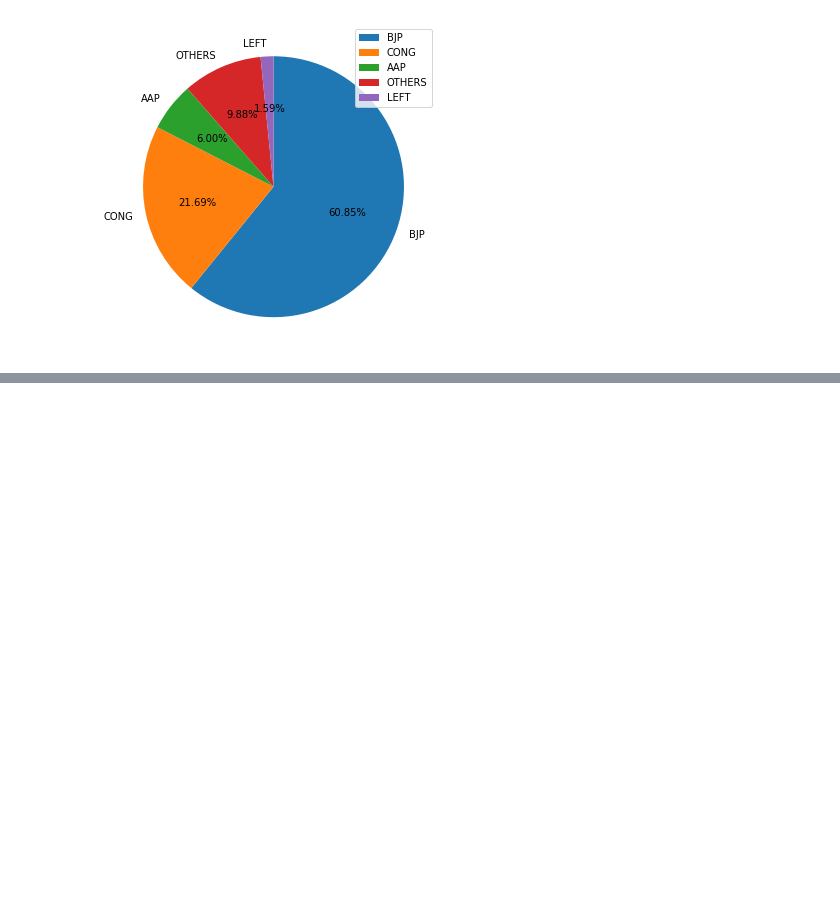
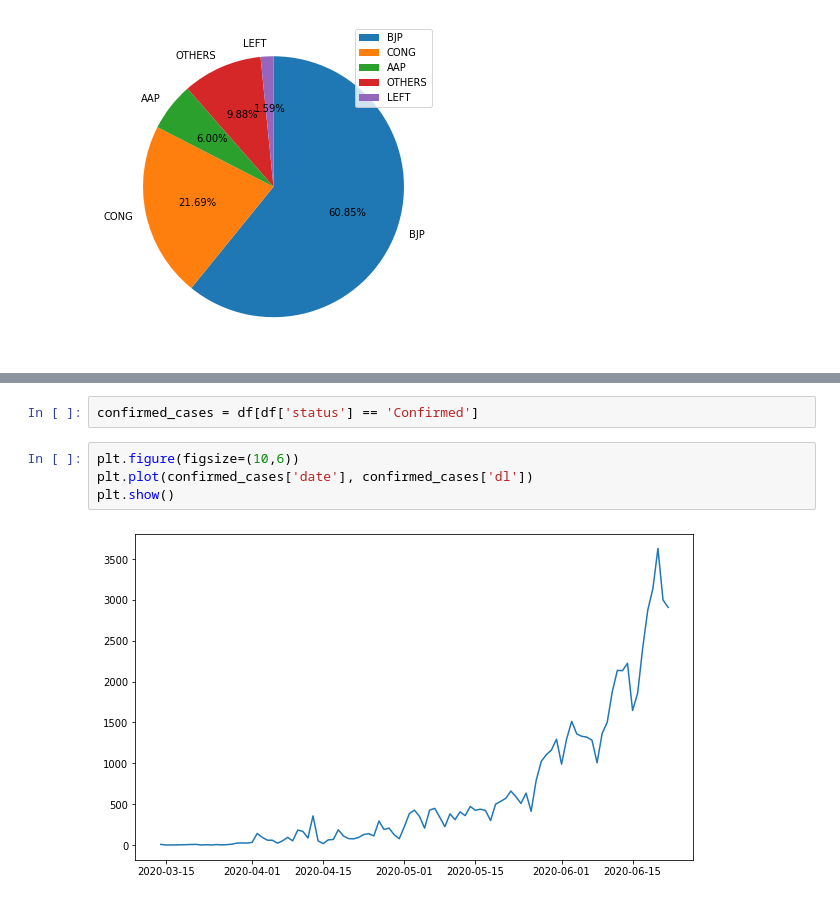
Before and after one commit to brainmentorspvtltd/NITTTR_DataAnalysisOnlineFDP, a Jupyter notebook: MatplotlibCodes.ipynb, the cells around one changed output, grey strips where cells are left out. Saved outputs shown, nothing was run; the diff lists cells and outputs as text; blank space fills up the shorter version.

```diff
--- a/MatplotlibCodes.ipynb
+++ b/MatplotlibCodes.ipynb
@@ -20,0 +53,8 @@ plt.show()
+# %%
+confirmed_cases = df[df['status'] == 'Confirmed']
+# %%
+plt.figure(figsize=(10,6))
+plt.plot(confirmed_cases['date'], confirmed_cases['dl'])
+plt.show()
+# %% [output]
+[figure, added]
```
Also changed, not shown: parts of 10 cells of this notebook, 2 other files.
